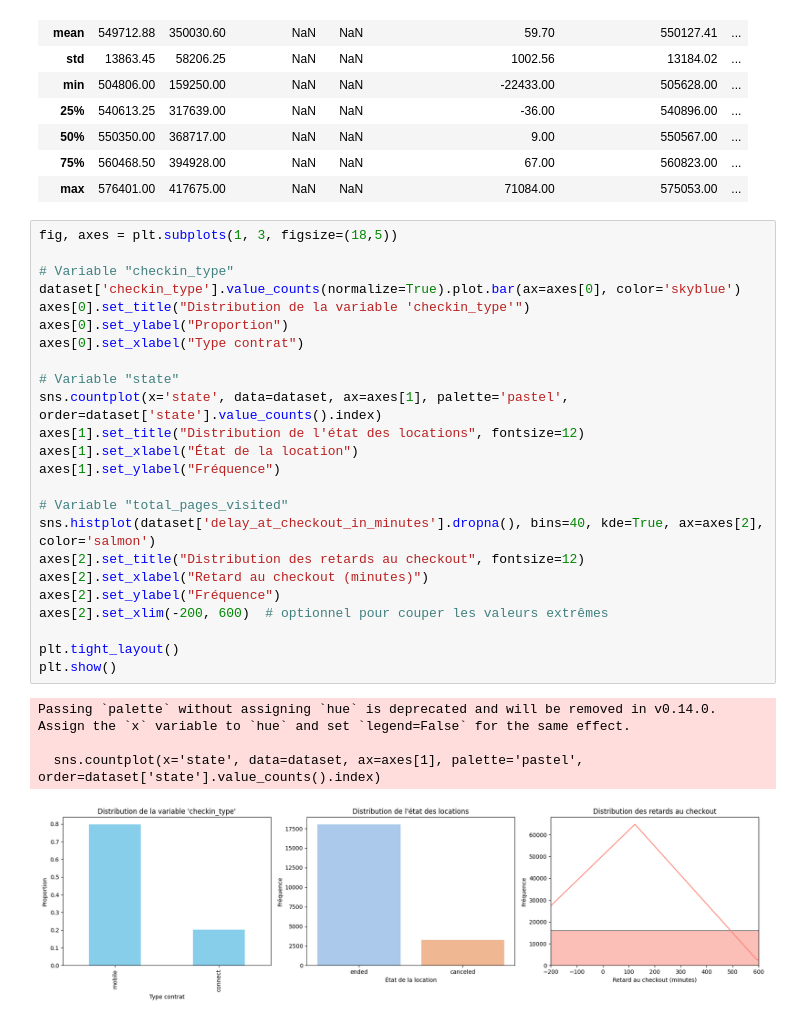
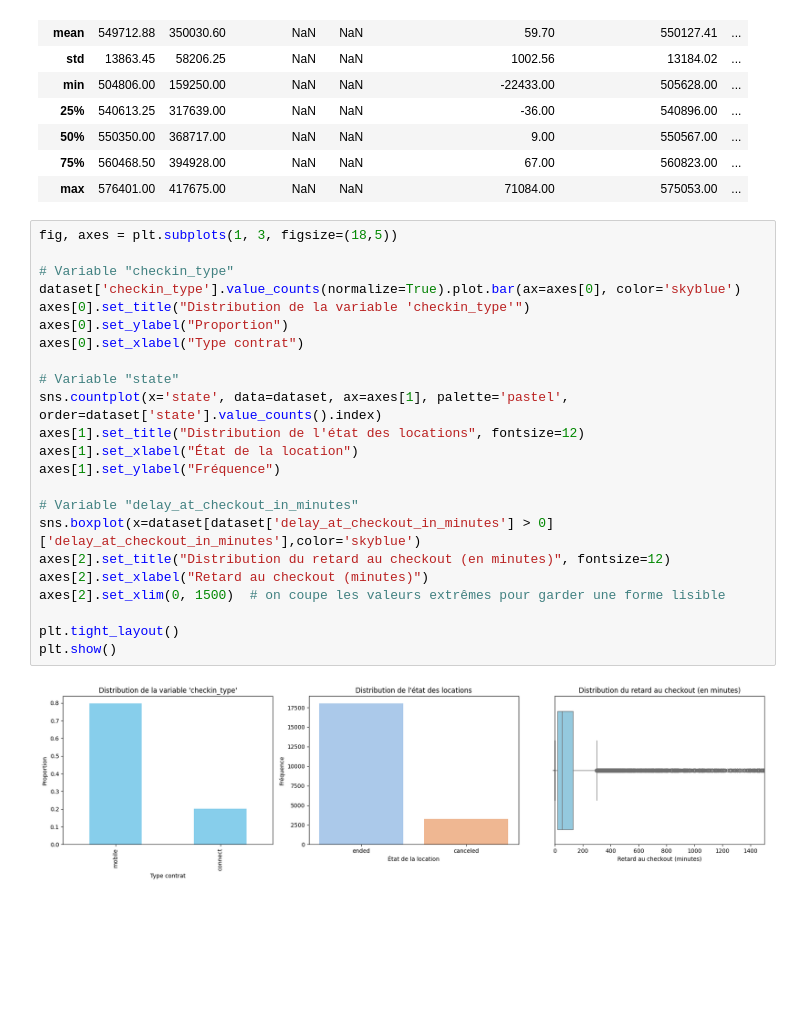
Before and after one commit to nlefort/JEDHA, a Jupyter notebook: PROJETS/08.Déploiement/notebooks/EDA.ipynb, the cells around one changed output. Cells and saved outputs as stored; diff of their text form; blank space fills up the shorter version.

```diff
--- a/PROJETS/08.Déploiement/notebooks/EDA.ipynb
+++ b/PROJETS/08.Déploiement/notebooks/EDA.ipynb
@@ -115,32 +112,28 @@ Statistiques descriptives globales :
 # %%
 fig, axes = plt.subplots(1, 3, figsize=(18,5))
 
 # Variable "checkin_type"
 dataset['checkin_type'].value_counts(normalize=True).plot.bar(ax=axes[0], color='skyblue')
 axes[0].set_title("Distribution de la variable 'checkin_type'")
 axes[0].set_ylabel("Proportion")
 axes[0].set_xlabel("Type contrat")
 
 # Variable "state"
 sns.countplot(x='state', data=dataset, ax=axes[1], palette='pastel', order=dataset['state'].value_counts().index)
 axes[1].set_title("Distribution de l'état des locations", fontsize=12)
 axes[1].set_xlabel("État de la location")
 axes[1].set_ylabel("Fréquence")
 
-# Variable "total_pages_visited"
-sns.histplot(dataset['delay_at_checkout_in_minutes'].dropna(), bins=40, kde=True, ax=axes[2], color='salmon')
-axes[2].set_title("Distribution des retards au checkout", fontsize=12)
+# Variable "delay_at_checkout_in_minutes"
+sns.boxplot(x=dataset[dataset['delay_at_checkout_in_minutes'] > 0]['delay_at_checkout_in_minutes'],color='skyblue')
+axes[2].set_title("Distribution du retard au checkout (en minutes)", fontsize=12)
 axes[2].set_xlabel("Retard au checkout (minutes)")
-axes[2].set_ylabel("Fréquence")
-axes[2].set_xlim(-200, 600)  # optionnel pour couper les valeurs extrêmes
+axes[2].set_xlim(0, 1500)  # on coupe les valeurs extrêmes pour garder une forme lisible
 
 plt.tight_layout()
 plt.show()
 # %% [output]
-Passing `palette` without assigning `hue` is deprecated and will be removed in v0.14.0. Assign the `x` variable to `hue` and set `legend=False` for the same effect.
-
-  sns.countplot(x='state', data=dataset, ax=axes[1], palette='pastel', order=dataset['state'].value_counts().index)
-[figure, old version]
+[figure, new version]
 # %%
 # Taux de retard global
 taux_retard = (dataset['delay_at_checkout_in_minutes'] > 0).mean()
```
Also changed, not shown: parts of 2 cells of this notebook.
